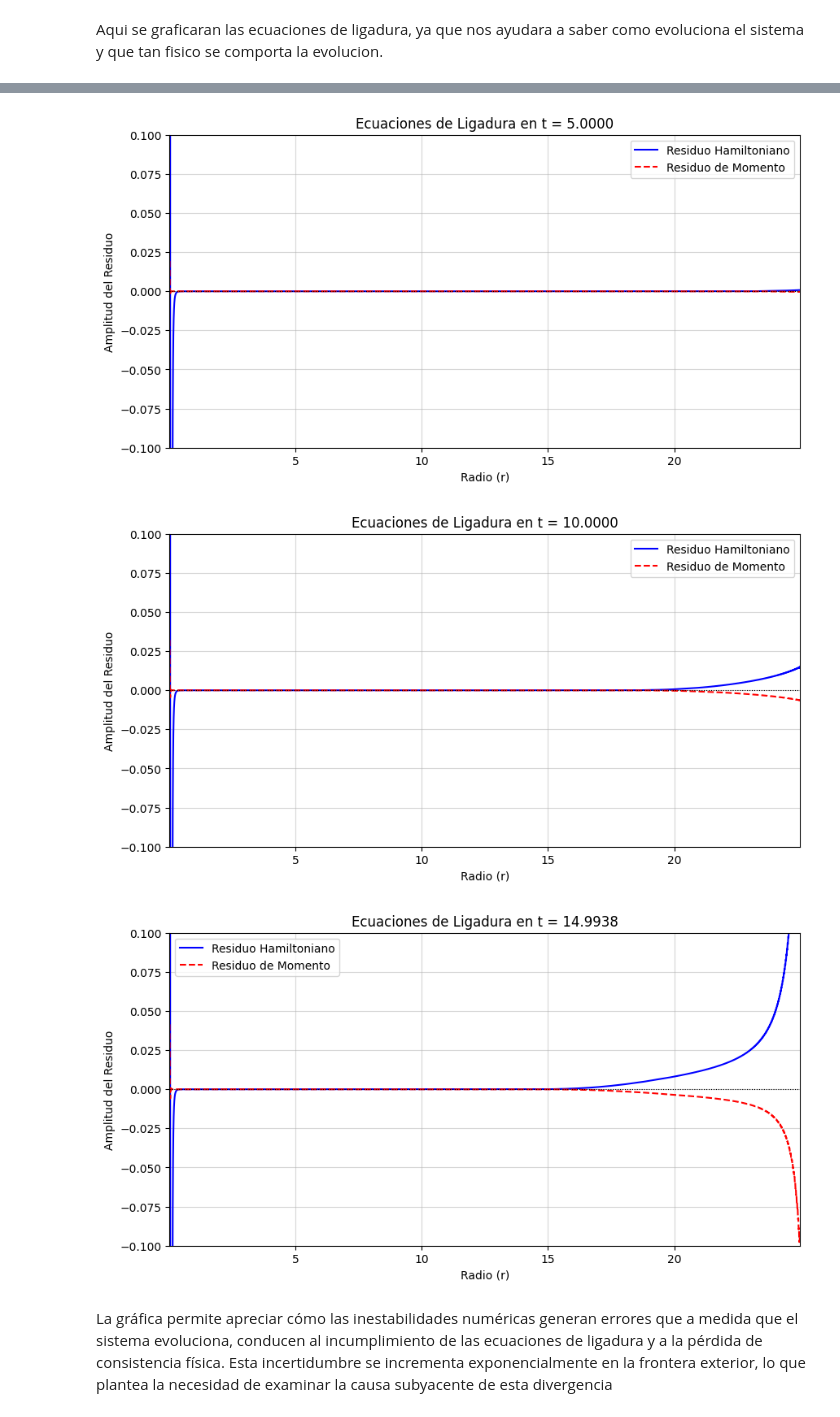
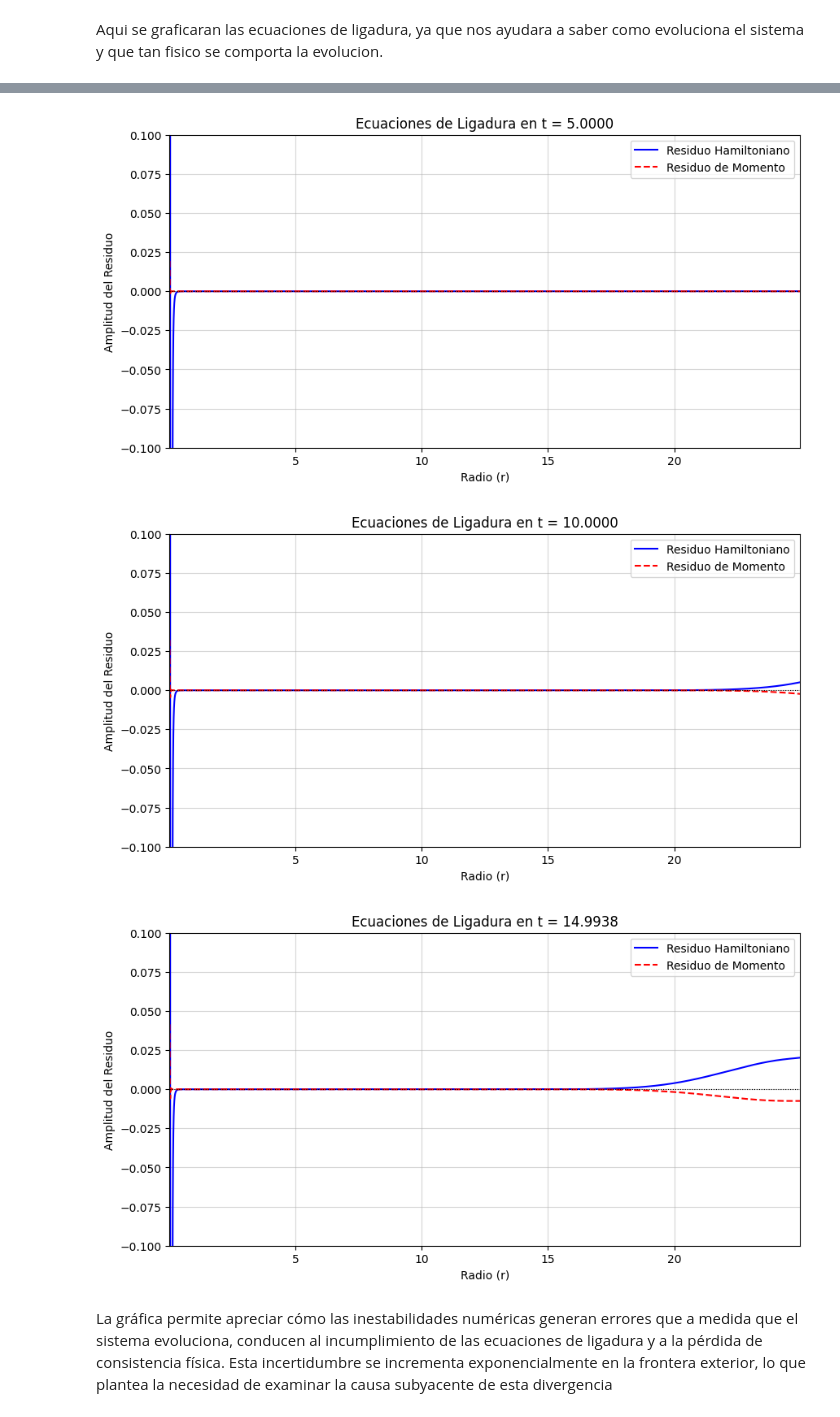
Before and after one commit to sebasagudelo0169/BSSN, a Jupyter notebook: BlackHole/BlackHole4orden.ipynb, the cells around one changed output, grey strips where cells are left out. Drawn from its saved outputs; the diff is of its cells as text; code cells hidden in the pictures.

```diff
--- a/BlackHole/BlackHole4orden.ipynb
+++ b/BlackHole/BlackHole4orden.ipynb
@@ -148,7 +140,7 @@ def resolver_bvp_alpha_4to_orden_estricto(Atilde, DBtilde, DAtilde, KA, KB, psi,
     return solve_banded((4, 2), ab, b)
 # %%
 def RHS(t, y_global, N, r, dr=delta_r):
-    # Desempaquetamiento
+    # Desempaquetamiento --------------------------------------------------------------------------------------------
     A_tilde  = y_global[0:N]
     B_tilde  = y_global[N:2*N]
     DA_tilde = y_global[2*N:3*N]
@@ -165,12 +157,12 @@ def RHS(t, y_global, N, r, dr=delta_r):
 
     # 3. Derivadas espaciales (Diferencias Finitas)
     lnalpha = np.log(alpha)
-    Dalpha  = D1_4_order(lnalpha, dr, 1,paridad=1)
-    dKA     = D1_4_order(KA, dr, 3,paridad=1)
-    dKB     = D1_4_order(KB, dr,3, paridad=1)
+    Dalpha  = D1_4_order(lnalpha, dr,paridad=1)
+    dKA     = D1_4_order(KA, dr,paridad=1)
+    dKB     = D1_4_order(KB, dr, paridad=1)
 
-    dDB     = D1_4_order(DB_tilde, dr,3, paridad=-1)
-    dDalpha = D1_4_order(Dalpha, dr, 1,paridad=-1)
+    dDB     = D1_4_order(DB_tilde, dr, paridad=-1)
+    dDalpha = D1_4_order(Dalpha, dr,paridad=-1)
 
     # 4. Evolución de las variables
     dA_dt = -2 * alpha * A_tilde * KA
@@ -186,22 +178,25 @@ def RHS(t, y_global, N, r, dr=delta_r):
 
     dKA_dt = -alpha / (psi**4 * A_tilde) * (T1 + T2 + T3 + T4  )  +    alpha * KA * (KA + 2 * KB)
 
-    S1 = dDB + 4 * ddlnpsi_estatico
-    S2 = Dalpha * (DB_tilde + 4 * dr_lnpsi)
-    S3= (DB_tilde + 4 * dr_lnpsi)*(DB_tilde -1/2 * DA_tilde + 2*dr_lnpsi)
-    S5 = -1/r * (DA_tilde -2*Dalpha -4*DB_tilde - 12*dr_lnpsi)
-    S6 =  -2.0 * (A_tilde - B_tilde) / (B_tilde * (r**2))
+    S1 = dDB - 8.0 * M / (r * (2.0 * r + M)**2)
+    S2 = Dalpha * (DB_tilde + 4.0 * dr_lnpsi)
+    S3 = DB_tilde * (DB_tilde - 0.5 * DA_tilde) + 2.0 * dr_lnpsi * (3.0 * DB_tilde - DA_tilde)
+    S5 = -(1.0 / r) * (DA_tilde - 2.0 * Dalpha - 4.0 * DB_tilde)
+    S6 = -2.0 * (A_tilde - B_tilde) / (B_tilde * (r**2))
 
-    dKB_dt = (-alpha / (2 * psi**4 * A_tilde) * (S1 + S2 + S3  +S5+S6) + alpha * KB * (KA + 2 * KB))
+    dKB_dt = (
+        -alpha / (2.0 * (psi**4) * A_tilde) * (S1 + S2 + S3 + S5 + S6)
+        + alpha * KB * (KA + 2.0 * KB)
+    )
 
 
 
-    dA_dt  += disipacion_KO_6(A_tilde,  paridad=1,  dr=dr,BCrmax=1 ,f_inf=1)
-    dB_dt  += disipacion_KO_6(B_tilde,  paridad=1,  dr=dr,BCrmax=1 ,f_inf=1)
-    dKA_dt += disipacion_KO_6(KA,       paridad=1,  dr=dr,BCrmax=3 )
-    dKB_dt += disipacion_KO_6(KB,       paridad=1,  dr=dr,BCrmax=3 )
-    dDA_dt += disipacion_KO_6(DA_tilde, paridad=-1, dr=dr,BCrmax=3 )
-    dDB_dt += disipacion_KO_6(DB_tilde, paridad=-1, dr=dr,BCrmax=3 )
+    dA_dt  += disipacion_KO_6(A_tilde,  paridad=1,  dr=dr)
+    dB_dt  += disipacion_KO_6(B_tilde,  paridad=1,  dr=dr)
+    dKA_dt += disipacion_KO_6(KA,       paridad=1,  dr=dr)
+    dKB_dt += disipacion_KO_6(KB,       paridad=1,  dr=dr)
+    dDA_dt += disipacion_KO_6(DA_tilde, paridad=-1, dr=dr)
+    dDB_dt += disipacion_KO_6(DB_tilde, paridad=-1, dr=dr)
 
 
     return np.concatenate([dA_dt, dB_dt, dDA_dt, dDB_dt, dKA_dt, dKB_dt])
@@ -243,7 +238,7 @@ for indice_t in indices_a_graficar:
     # Extraccion de las solucion para un tiempo t
     y_t = sol.y[:, indice_t]
 
-    # Desempaquetar las variables conformes
+    # Desempaquetar las variables conformes --------------------------------------------------------------------------------
     A_tilde  = y_t[0:N]
     B_tilde  = y_t[N:2*N]
     DA_tilde = y_t[2*N:3*N]
@@ -257,42 +252,42 @@ for indice_t in indices_a_graficar:
     DA = DA_tilde + 4 * dr_lnpsi
     DB = DB_tilde + 4 * dr_lnpsi
 
-    dr_DB = D1_4_order(DB, delta_r, 1,paridad=-1)
-    dr_KB = D1_4_order(KB, delta_r,1, paridad=1)
+    dr_DB = D1_4_order(DB, delta_r,paridad=-1)
+    dr_KB = D1_4_order(KB, delta_r, paridad=1)
 
     # Ligadura Hamiltoniana
     term1_H =  (A_tilde - B_tilde) / (B_tilde * (r**2))
     term2_H = A * KB * (2.0 * KA + KB)
     term3_H = (1.0 / r) * (DA - 3.0 * DB)
     term4_H = (DA * DB) / 2.0
     term5_H = (3.0 * DB**2) / 4.0
 
     H_diference = dr_DB - (term1_H + term2_H + term3_H + term4_H - term5_H)
 
     # Ligadura de Momento (M)
     M_diference = dr_KB - (KA - KB) * ((1.0 / r) + (DB / 2.0))
 
 
     # 7. Graficar los resultados
     plt.figure(figsize=(10, 5))
     plt.plot(r, H_diference, label=f"Residuo Hamiltoniano", color="blue")
     plt.plot(r, M_diference, label=f"Residuo de Momento", color="red", linestyle="--")
     plt.xlim(r[0], r[-1])
     plt.ylim(-0.1, 0.1)
 
     # Formatear el título para que muestre el valor de t con 4 decimales
     plt.title(f"Ecuaciones de Ligadura en t = {tiempo_actual:.4f}")
     plt.xlabel("Radio (r)")
     plt.ylabel("Amplitud del Residuo")
     plt.axhline(0, color='black', linewidth=0.8, linestyle=":")
     plt.legend()
     plt.grid(True, alpha=0.5)
     plt.show()
 # %% [output]
 [figure]
 [figure]
-[figure, old version]
+[figure, new version]
-[figure, old version]
+[figure, new version]
 # %% [markdown]
 La gráfica permite apreciar cómo las inestabilidades numéricas generan errores que a medida que el sistema evoluciona, conducen al incumplimiento de las ecuaciones de ligadura y a la pérdida de consistencia física. Esta incertidumbre se incrementa exponencialmente en la frontera exterior, lo que plantea la necesidad de examinar la causa subyacente de esta divergencia
 # %%
```
Also changed, not shown: parts of 15 cells of this notebook, 3 other files.
